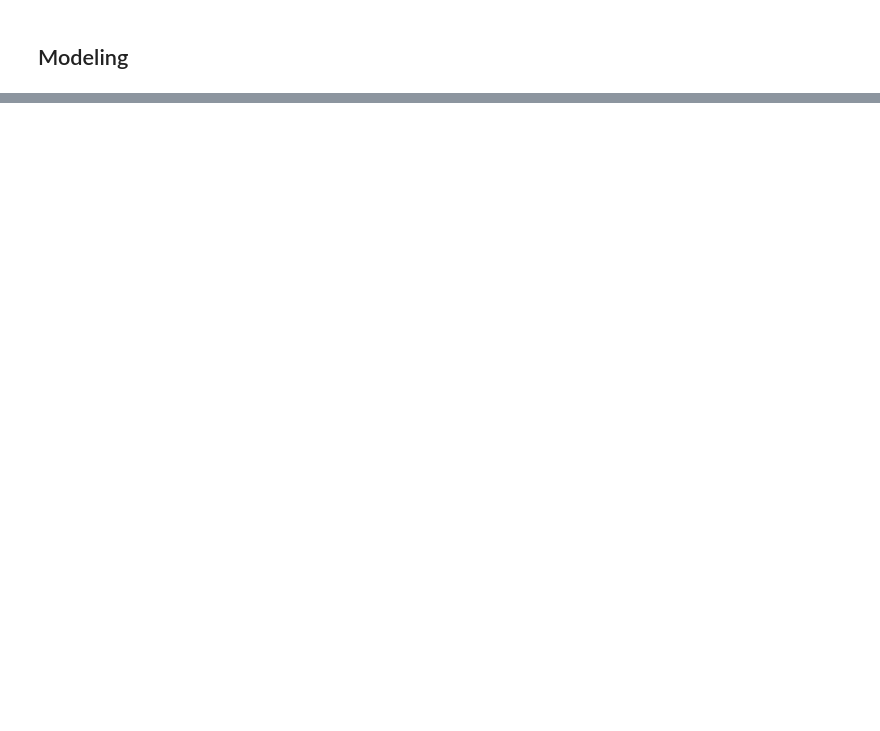
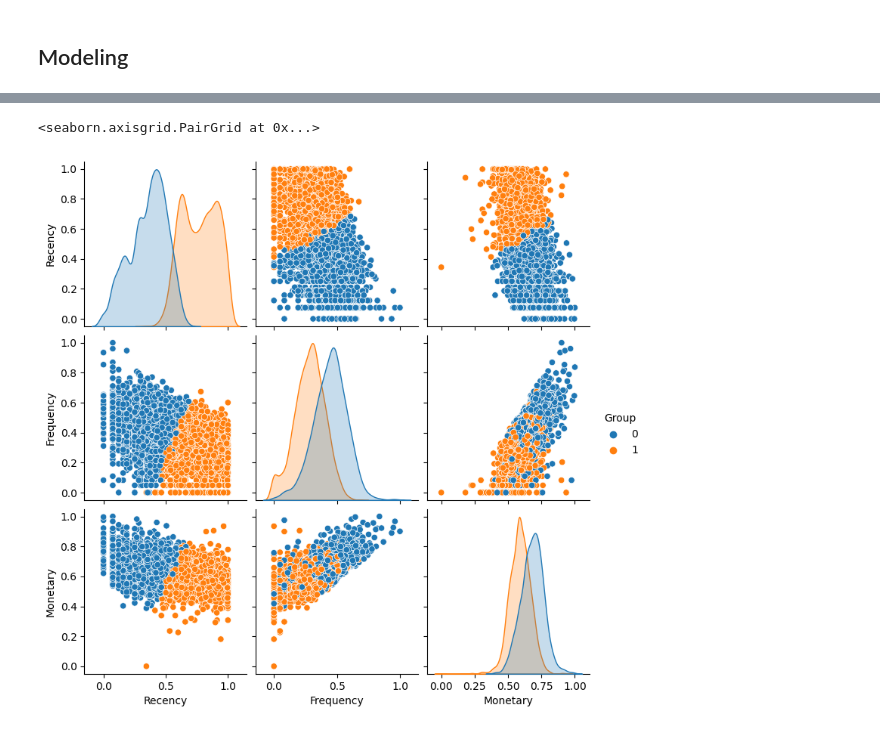
Before and after one commit to SaamarthMeston/Capstone-Project-4-Online-Retail-, a Jupyter notebook: Capstone_Project_4(Online_Retail).ipynb, the cells around one changed output, grey strips where cells are left out. Saved outputs shown, nothing was run; the diff lists cells and outputs as text; code cells hidden in the pictures; blank space fills up the shorter version.

```diff
--- a/Capstone_Project_4(Online_Retail).ipynb
+++ b/Capstone_Project_4(Online_Retail).ipynb
@@ -455,0 +488,8 @@ from sklearn.metrics import silhouette_score
+# %%
+Num_cluster = range(2,20)
+for i in Num_cluster:
+  clusters = KMeans(n_clusters= i, init = 'k-means++' , max_iter= 1000, random_state= 77)
+  clusters.fit(RFM_modeling)
+  cluster_labels = clusters.labels_
+  silhouette_avg = silhouette_score(RFM_modeling, cluster_labels)
+  print("For n_clusters={0}, the silhouette score is {1}".format(i, silhouette_avg))
@@ -455,0 +517,4 @@ from sklearn.metrics import silhouette_score
+# %%
+KMC = KMeans(n_clusters = 2,init = "k-means++", max_iter= 1000, random_state=77)
+KMC.fit(RFM_modeling)
+Cluster_k = KMC.predict(RFM_modeling)
@@ -455,0 +525,4 @@ from sklearn.metrics import silhouette_score
+# %%
+Kmeans_df = pd.DataFrame(data= RFM_modeling, columns = ['Recency','Frequency','Monetary'])
+Kmeans_df['Group'] = Cluster_k
+Kmeans_df.head()
@@ -455,0 +536,5 @@ from sklearn.metrics import silhouette_score
+# %%
+sns.pairplot(Kmeans_df,hue= 'Group')
+# %% [output]
+<seaborn.axisgrid.PairGrid at 0x...>
+[figure, added]
```
Also changed, not shown: parts of 35 cells of this notebook.
